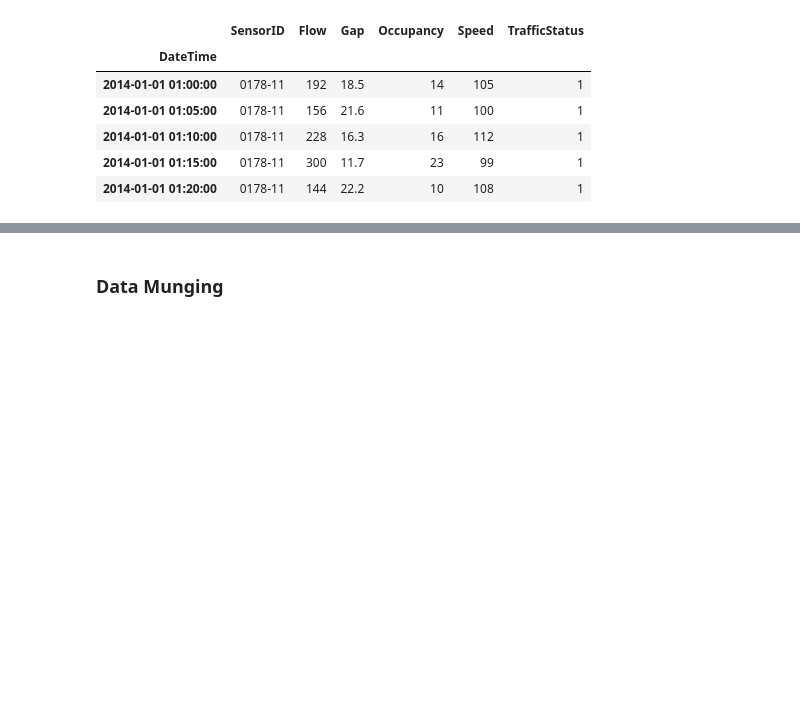
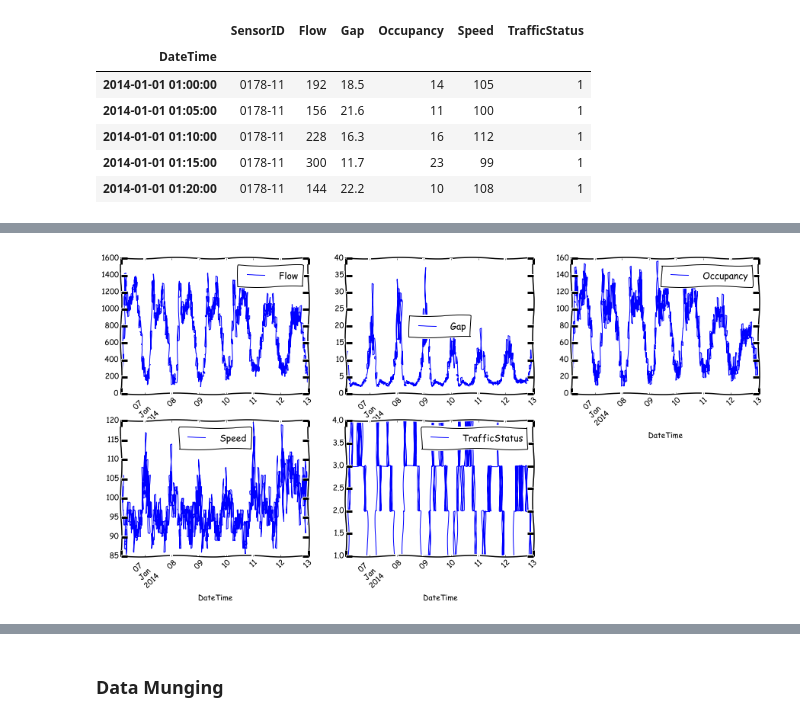
Before and after one commit to bkazic/Final-Project-Blog, a Jupyter notebook: Final Project - Blog.ipynb, the cells around one changed output, grey strips where cells are left out. Cells and saved outputs as stored; diff of their text form; code cells hidden in the pictures; blank space fills up the shorter version.

```diff
--- a/Final Project - Blog.ipynb
+++ b/Final Project - Blog.ipynb
@@ -91,3 +91,40 @@ traffic_data.head()
 <font color='red'>QUESTION: </font> How to do captiones to figures and references from text?
 
 <img src="files/Figures/traffic_params.png" width="90%" height="90%"/>
+# %%
+#Testing plots with Pandas
+%matplotlib inline
+import pandas
+from pylab import *
+import matplotlib.pyplot as plt
+
+#traffic_data['2014-01-06 03:00:00':'2014-01-13 01:00:00'].plot(subplots=True, figsize=(15, 7), layout=(2,3), sharex=False, style=['r','g','b','r'])
+#traffic_data['2014-01-06 03:00:00':'2014-01-13 01:00:00'].plot(subplots=True, figsize=(15, 7), layout=(2,3), sharex=False)
+
+plotting_data = traffic_data['2014-01-06 03:00:00':'2014-01-13 01:00:00'].resample('10min',how='last', fill_method='pad');
+#plotting_data = traffic_data['2014-01-06 03:00:00':'2014-01-13 01:00:00'];
+with plt.xkcd():
+    fig = plotting_data.plot(subplots=True, figsize=(15, 7), layout=(2,3), rot=45,grid=False, sharex=False, color="b",
+                             linewidth=1)
+    fig[0][1].legend(loc="center")
+
+
+
+#    fig[0][1].set_ylim([0, 10])
+#    fig[0][1].set_xticklabels(["Mon","Mon","Mon","Mon","Mon","Mon","Mon"], rotation='vertical')
+#with plt.xkcd():
+#    plotting_data.plot(subplots=True, figsize=(15, 7), layout=(2,3), grid=False, ylim=[(0,2000),(0,150)])
+#plotting_data.plot(subplots=True, figsize=(15, 7), layout=(2,3), grid=False, ylim=[(0,2000),(0,150),(0,150),(0,150),(0,150)])
+
+
+#with plt.xkcd():
+#    ax1 = plt.subplot(131)
+#    ax1.plot(plotting_data["index"],plotting_data["Speed"])
+#    ax1.set_ylim([0, 2000])
+#    ax1.xaxis
+
+#    ax2 = plt.subplot(132)
+#    ax2.plot(plotting_data["Speed"])
+#    ax2.set_ylim([0, 150])
+# %% [output]
+[figure, added]
```
Also changed, not shown: parts of 5 cells of this notebook.
